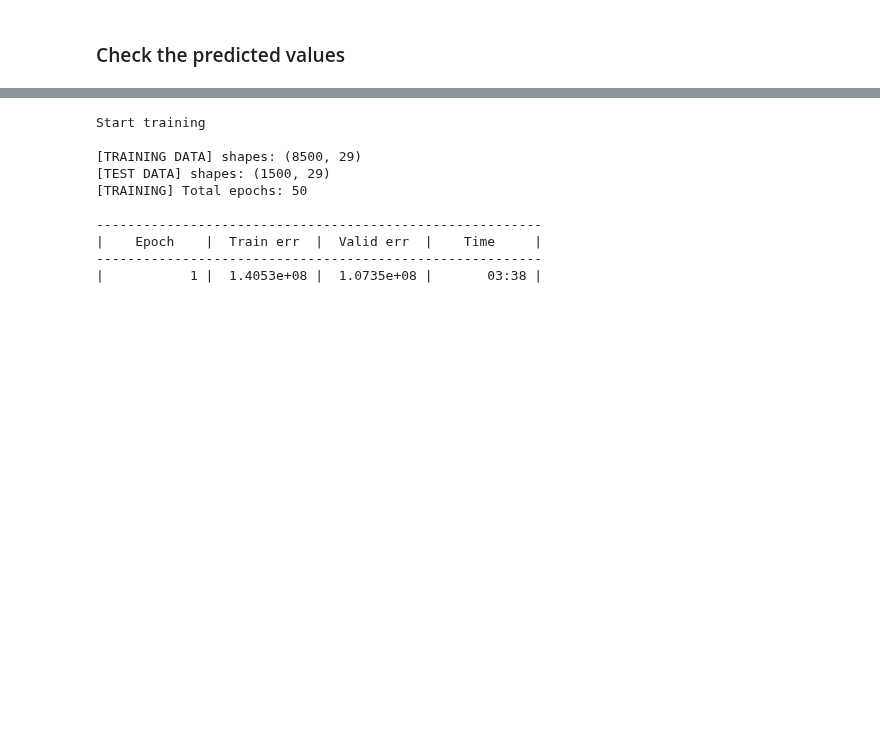
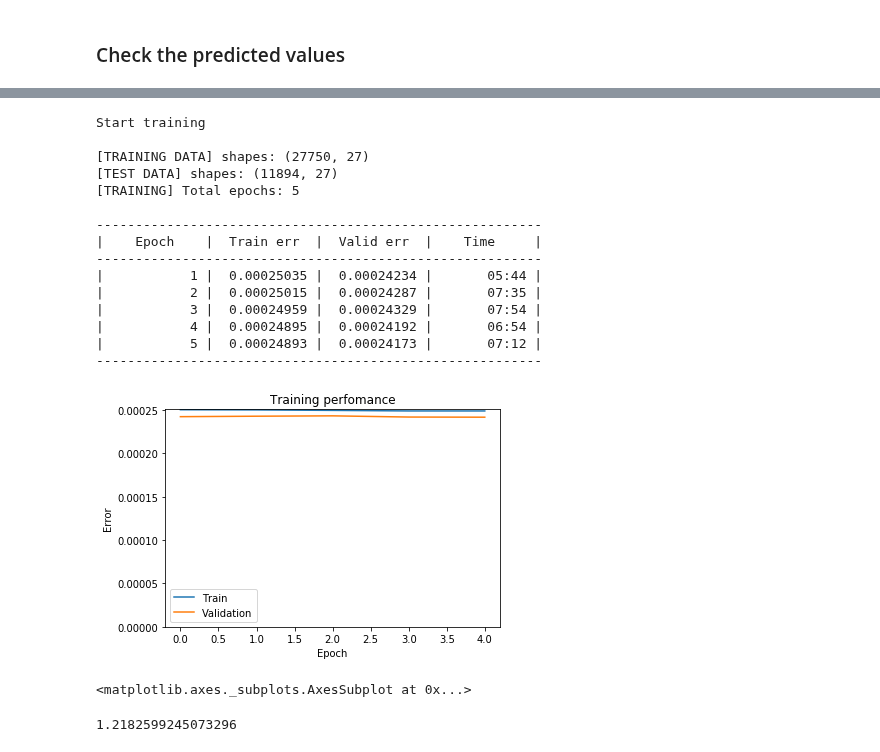
Before and after one commit to ace-racer/KE5206NN, a Jupyter notebook: regression/OnlineNewsPopularity.ipynb, the cells around one changed output, grey strips where cells are left out. Drawn from its saved outputs; the diff is of its cells as text; code cells hidden in the pictures; blank space fills up the shorter version.

```diff
--- a/regression/OnlineNewsPopularity.ipynb
+++ b/regression/OnlineNewsPopularity.ipynb
@@ -155,12 +155,12 @@ from neupy import algorithms, layers
 
 cgnet = algorithms.ConjugateGradient(
     connection=[
-        layers.Input(29),
+        layers.Input(training_X.shape[1]),
         layers.Sigmoid(50),
         layers.Sigmoid(1),
     ],
     search_method='golden',
-    show_epoch=25,
+    show_epoch=1,
     verbose=True,
     addons=[algorithms.LinearSearch],
 )
@@ -187,22 +187,32 @@ Main information
 # %%
-cgnet.train(x_train, y_train, x_test, y_test, epochs=50)
+cgnet.train(training_X, training_Y, testing_X, testing_Y, epochs=5)
 from neupy import plots
 plots.error_plot(cgnet)
 # %% [output]
 Start training
 
-[TRAINING DATA] shapes: (8500, 29)
-[TEST DATA] shapes: (1500, 29)
-[TRAINING] Total epochs: 50
+[TRAINING DATA] shapes: (27750, 27)
+[TEST DATA] shapes: (11894, 27)
+[TRAINING] Total epochs: 5
 
 ---------------------------------------------------------
 |    Epoch    |  Train err  |  Valid err  |    Time     |
 ---------------------------------------------------------
-|           1 |  1.4053e+08 |  1.0735e+08 |       03:38 |
+|           1 |  0.00025035 |  0.00024234 |       05:44 |
+|           2 |  0.00025015 |  0.00024287 |       07:35 |
+|           3 |  0.00024959 |  0.00024329 |       07:54 |
+|           4 |  0.00024895 |  0.00024192 |       06:54 |
+|           5 |  0.00024893 |  0.00024173 |       07:12 |
+---------------------------------------------------------
+[figure, added]
+<matplotlib.axes._subplots.AxesSubplot at 0x...>
 # %%
 from neupy.estimators import rmsle
 
-y_predict = cgnet.predict(x_test).round(1)
-error = rmsle(target_scaler.inverse_transform(y_test),
-              target_scaler.inverse_transform(y_predict))
+y_predict = cgnet.predict(testing_X).round(3)
+
+# Root mean square logarithmic error
+error = rmsle(data_scaler.inverse_transform(testing_Y), data_scaler.inverse_transform(y_predict))
 print(error)
+# %% [output]
+1.2182599245073296
```
Also changed, not shown: parts of 5 cells of this notebook.
